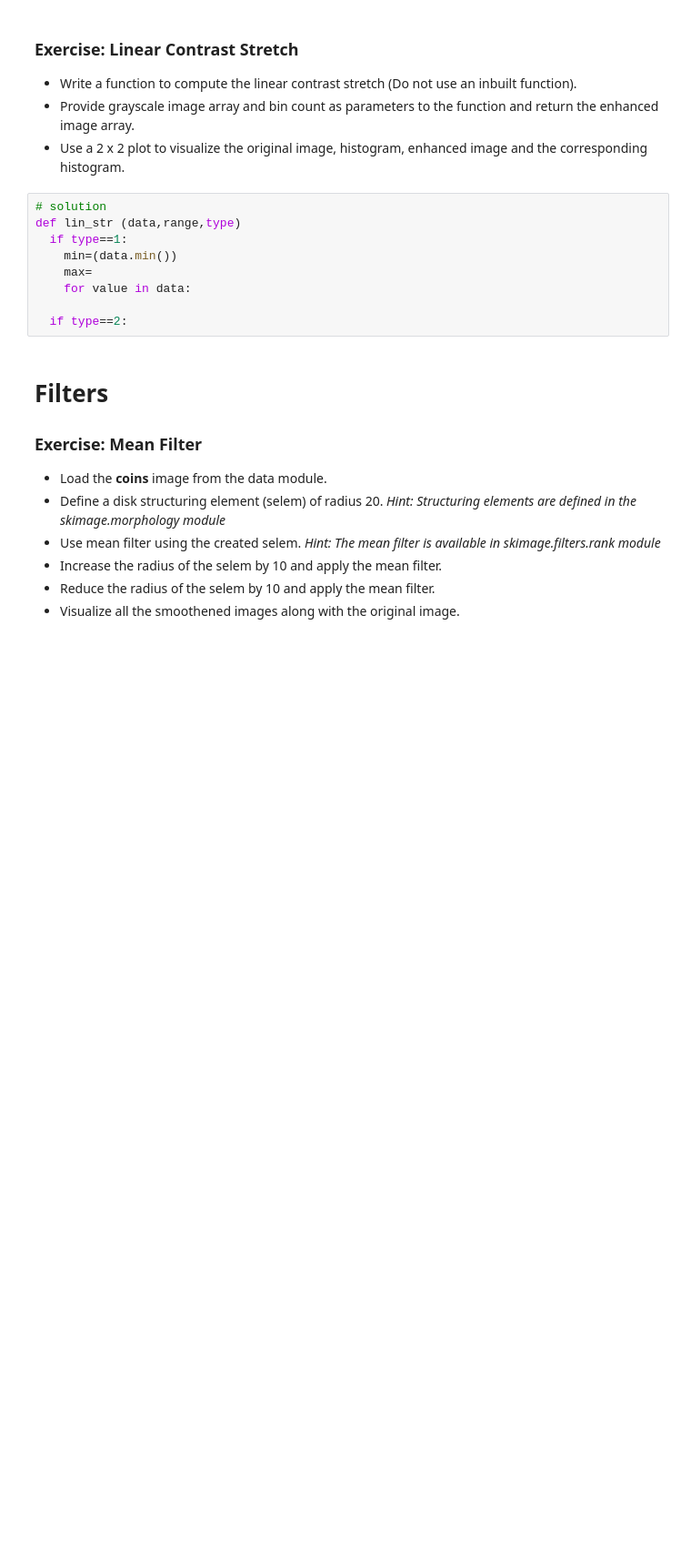
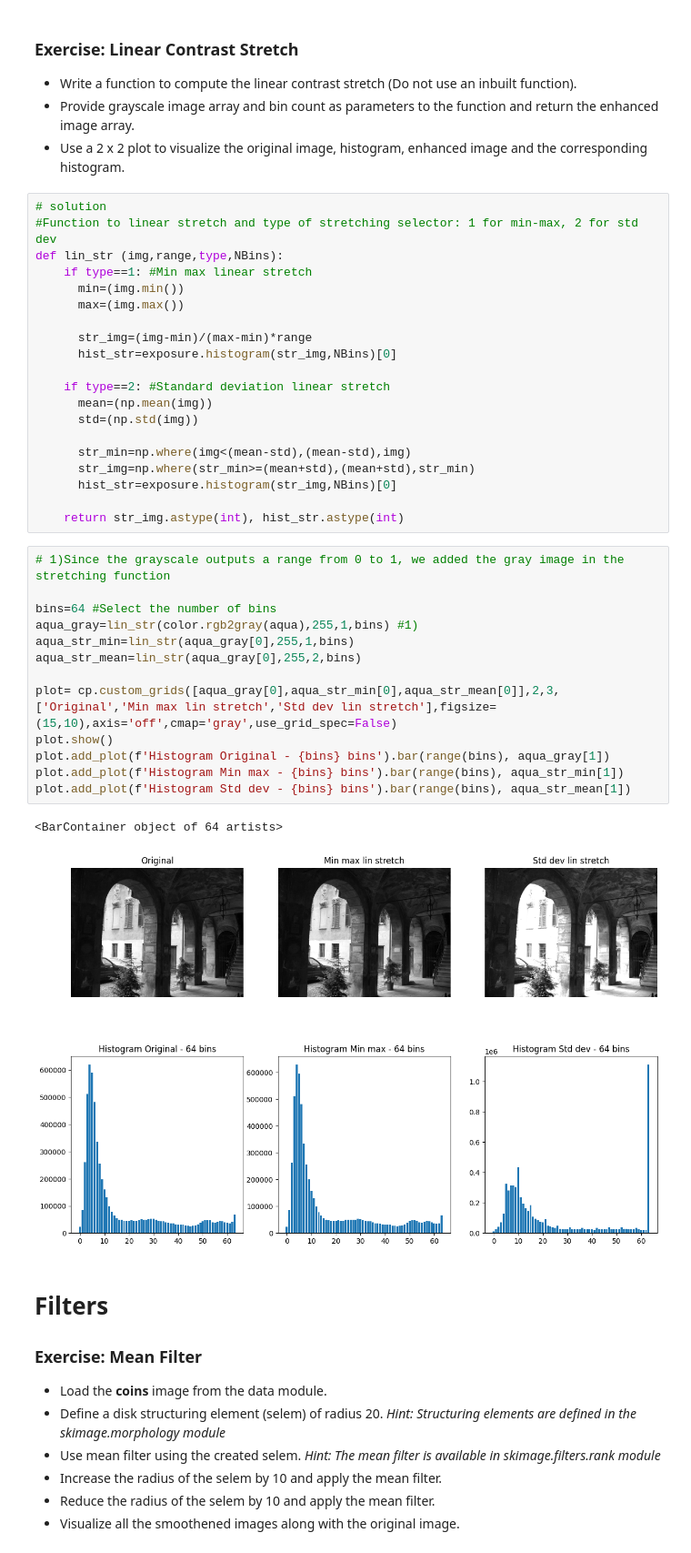
Before and after one commit to MarioROT/CV-MAI, a Jupyter notebook: Session 2/image_operators_and_filters.ipynb, the cells around one changed output. Shown at 91% size. Cells and saved outputs as stored; diff of their text form; blank space fills up the shorter version.

```diff
--- a/Session 2/image_operators_and_filters.ipynb
+++ b/Session 2/image_operators_and_filters.ipynb
@@ -292,15 +283,42 @@ cust.add_plot("Equalized Aqua Histogram").bar(range(256),sum(hist_eq))
 *   Write a function to compute the linear contrast stretch (Do not use an inbuilt function).
 *   Provide grayscale image array and bin count as parameters to the function and return the enhanced image array.
 *   Use a 2 x 2 plot to visualize the original image, histogram, enhanced image and the corresponding histogram.
-# %%
-# solution
-def lin_str (data,range,type)
-  if type==1:
-    min=(data.min())
-    max=
-    for value in data:
-
-  if type==2:
+# %%
+# solution
+#Function to linear stretch and type of stretching selector: 1 for min-max, 2 for std dev
+def lin_str (img,range,type,NBins):
+    if type==1: #Min max linear stretch
+      min=(img.min())
+      max=(img.max())
+
+      str_img=(img-min)/(max-min)*range
+      hist_str=exposure.histogram(str_img,NBins)[0]
+
+    if type==2: #Standard deviation linear stretch
+      mean=(np.mean(img))
+      std=(np.std(img))
+
+      str_min=np.where(img<(mean-std),(mean-std),img)
+      str_img=np.where(str_min>=(mean+std),(mean+std),str_min)
+      hist_str=exposure.histogram(str_img,NBins)[0]
+
+    return str_img.astype(int), hist_str.astype(int)
+# %%
+# 1)Since the grayscale outputs a range from 0 to 1, we added the gray image in the stretching function
+
+bins=64 #Select the number of bins
+aqua_gray=lin_str(color.rgb2gray(aqua),255,1,bins) #1)
+aqua_str_min=lin_str(aqua_gray[0],255,1,bins)
+aqua_str_mean=lin_str(aqua_gray[0],255,2,bins)
+
+plot= cp.custom_grids([aqua_gray[0],aqua_str_min[0],aqua_str_mean[0]],2,3,['Original','Min max lin stretch','Std dev lin stretch'],figsize=(15,10),axis='off',cmap='gray',use_grid_spec=False)
+plot.show()
+plot.add_plot(f'Histogram Original - {bins} bins').bar(range(bins), aqua_gray[1])
+plot.add_plot(f'Histogram Min max - {bins} bins').bar(range(bins), aqua_str_min[1])
+plot.add_plot(f'Histogram Std dev - {bins} bins').bar(range(bins), aqua_str_mean[1])
+# %% [output]
+<BarContainer object of 64 artists>
+[figure, added]
 # %% [markdown]
 # Filters
 
```
Also changed, not shown: parts of 6 cells of this notebook.
